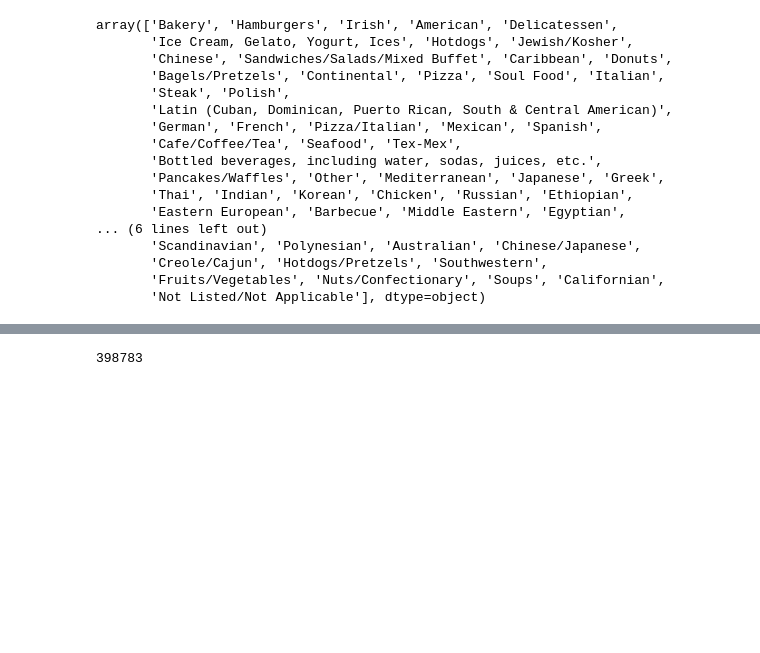
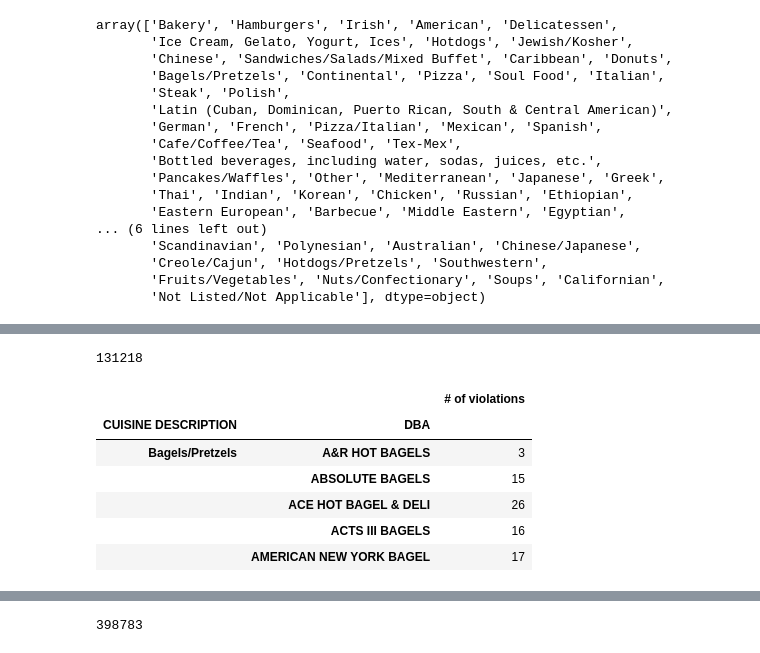
Before and after one commit to sliwet/group4project, a Jupyter notebook: daewon_JupyterNotebook.ipynb, the cells around one changed output, grey strips where cells are left out. Cells and saved outputs as stored; diff of their text form; code cells hidden in the pictures; blank space fills up the shorter version.

```diff
--- a/daewon_JupyterNotebook.ipynb
+++ b/daewon_JupyterNotebook.ipynb
@@ -150,0 +185,15 @@ array(['Bakery', 'Hamburgers', 'Irish', 'American', 'Delicatessen',
+# %%
+# By food type
+groupByCuisineRest = byfood.groupby(['CUISINE DESCRIPTION','DBA'])
+perRestaurant = pd.DataFrame({'# of violations':groupByCuisineRest['CAMIS'].count()})
+print(perRestaurant['# of violations'].sum())
+perRestaurant.head()
+# %% [output]
+131218
+|  |  | # of violations |
+| CUISINE DESCRIPTION | DBA |  |
+| Bagels/Pretzels | A&R HOT BAGELS | 3 |
+|  | ABSOLUTE BAGELS | 15 |
+|  | ACE HOT BAGEL & DELI | 26 |
+|  | ACTS III BAGELS | 16 |
+|  | AMERICAN NEW YORK BAGEL | 17 |
```
Also changed, not shown: parts of 9 cells of this notebook.
